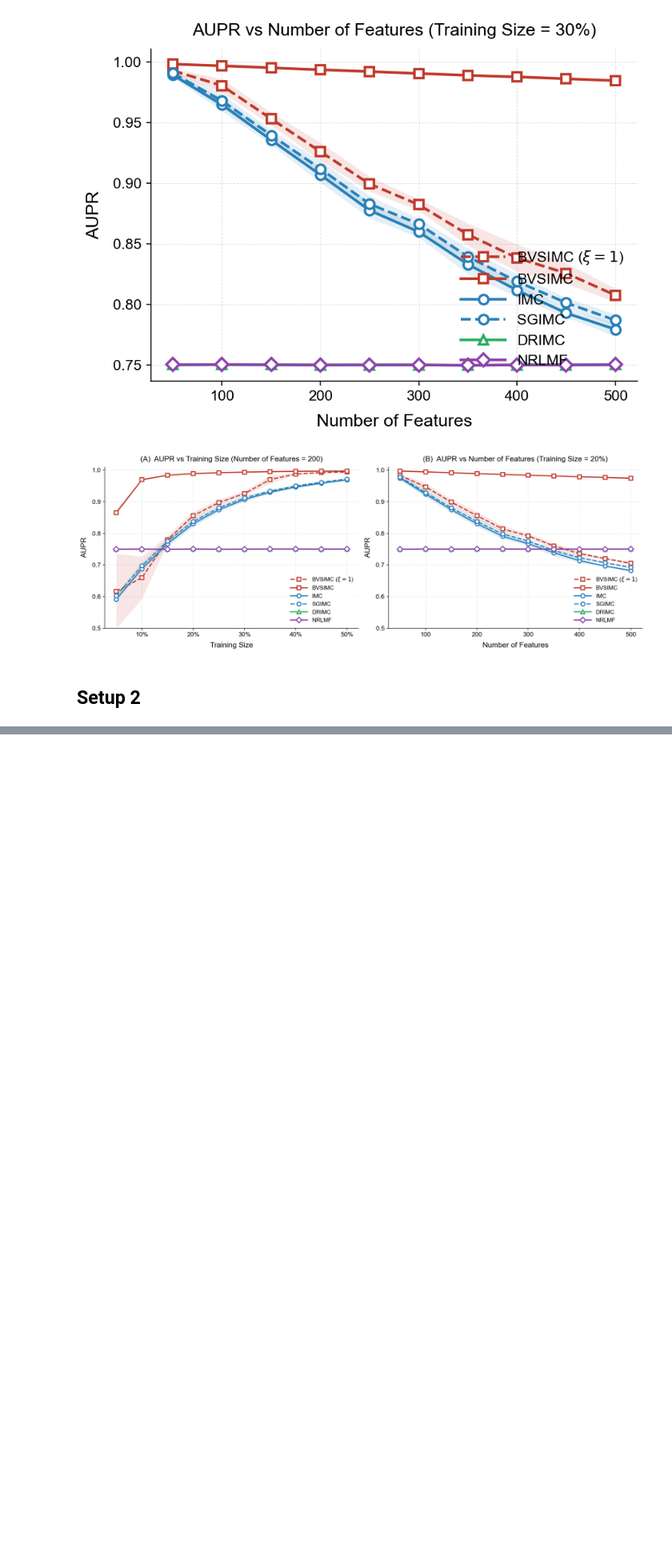
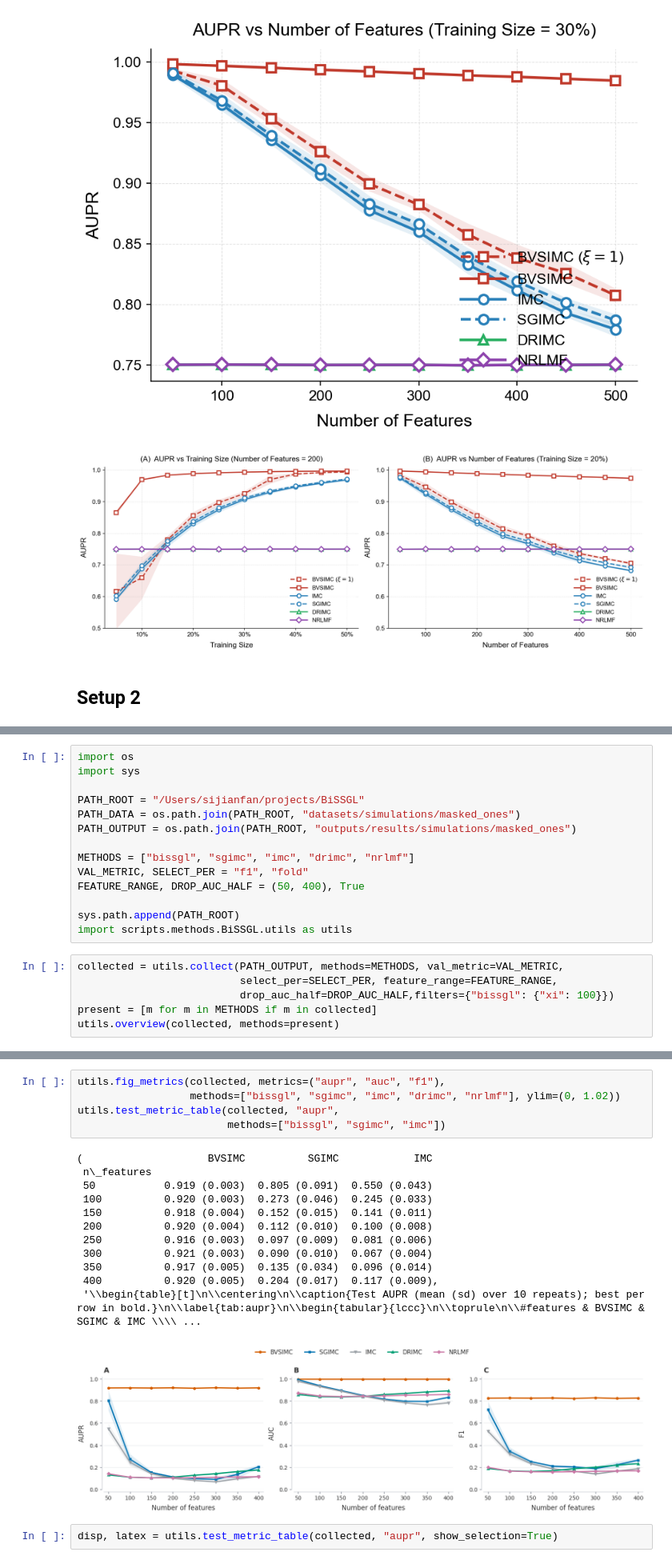
Before and after one commit to Sijianf/BVSIMC, a Jupyter notebook: scripts/simulations/cv_summary.ipynb, the cells around one changed output, grey strips where cells are left out. Shown at 80% size. Cells and saved outputs as stored; diff of their text form; blank space fills up the shorter version.

Commit message:
Updated implementation results

```diff
--- a/scripts/simulations/cv_summary.ipynb
+++ b/scripts/simulations/cv_summary.ipynb
@@ -1044,0 +831,20 @@ PATH_OUTPUT = os.path.join(PATH_ROOT, "outputs/results/simulations/masked_ones")
+# %%
+import os
+import sys
+
+PATH_ROOT = "/Users/sijianfan/projects/BiSSGL"
+PATH_DATA = os.path.join(PATH_ROOT, "datasets/simulations/masked_ones")
+PATH_OUTPUT = os.path.join(PATH_ROOT, "outputs/results/simulations/masked_ones")
+
+METHODS = ["bissgl", "sgimc", "imc", "drimc", "nrlmf"]
+VAL_METRIC, SELECT_PER = "f1", "fold"
+FEATURE_RANGE, DROP_AUC_HALF = (50, 400), True
+
+sys.path.append(PATH_ROOT)
+import scripts.methods.BiSSGL.utils as utils
+# %%
+collected = utils.collect(PATH_OUTPUT, methods=METHODS, val_metric=VAL_METRIC,
+                          select_per=SELECT_PER, feature_range=FEATURE_RANGE,
+                          drop_auc_half=DROP_AUC_HALF,filters={"bissgl": {"xi": 100}})
+present = [m for m in METHODS if m in collected]
+utils.overview(collected, methods=present)
@@ -1044,0 +858,20 @@ PATH_OUTPUT = os.path.join(PATH_ROOT, "outputs/results/simulations/masked_ones")
+# %%
+utils.fig_metrics(collected, metrics=("aupr", "auc", "f1"),
+                  methods=["bissgl", "sgimc", "imc", "drimc", "nrlmf"], ylim=(0, 1.02))
+utils.test_metric_table(collected, "aupr",
+                        methods=["bissgl", "sgimc", "imc"])
+# %% [output]
+(                    BVSIMC          SGIMC            IMC
+ n\_features
+ 50           0.919 (0.003)  0.805 (0.091)  0.550 (0.043)
+ 100          0.920 (0.003)  0.273 (0.046)  0.245 (0.033)
+ 150          0.918 (0.004)  0.152 (0.015)  0.141 (0.011)
+ 200          0.920 (0.004)  0.112 (0.010)  0.100 (0.008)
+ 250          0.916 (0.003)  0.097 (0.009)  0.081 (0.006)
+ 300          0.921 (0.003)  0.090 (0.010)  0.067 (0.004)
+ 350          0.917 (0.005)  0.135 (0.034)  0.096 (0.014)
+ 400          0.920 (0.005)  0.204 (0.017)  0.117 (0.009),
+ '\\begin{table}[t]\n\\centering\n\\caption{Test AUPR (mean (sd) over 10 repeats); best per row in bold.}\n\\label{tab:aupr}\n\\begin{tabular}{lccc}\n\\toprule\n\\#features & BVSIMC & SGIMC & IMC \\\\ ...
+[figure, added]
+# %%
+disp, latex = utils.test_metric_table(collected, "aupr", show_selection=True)
```
Also changed, not shown: parts of 21 cells of this notebook, 24 other files.
